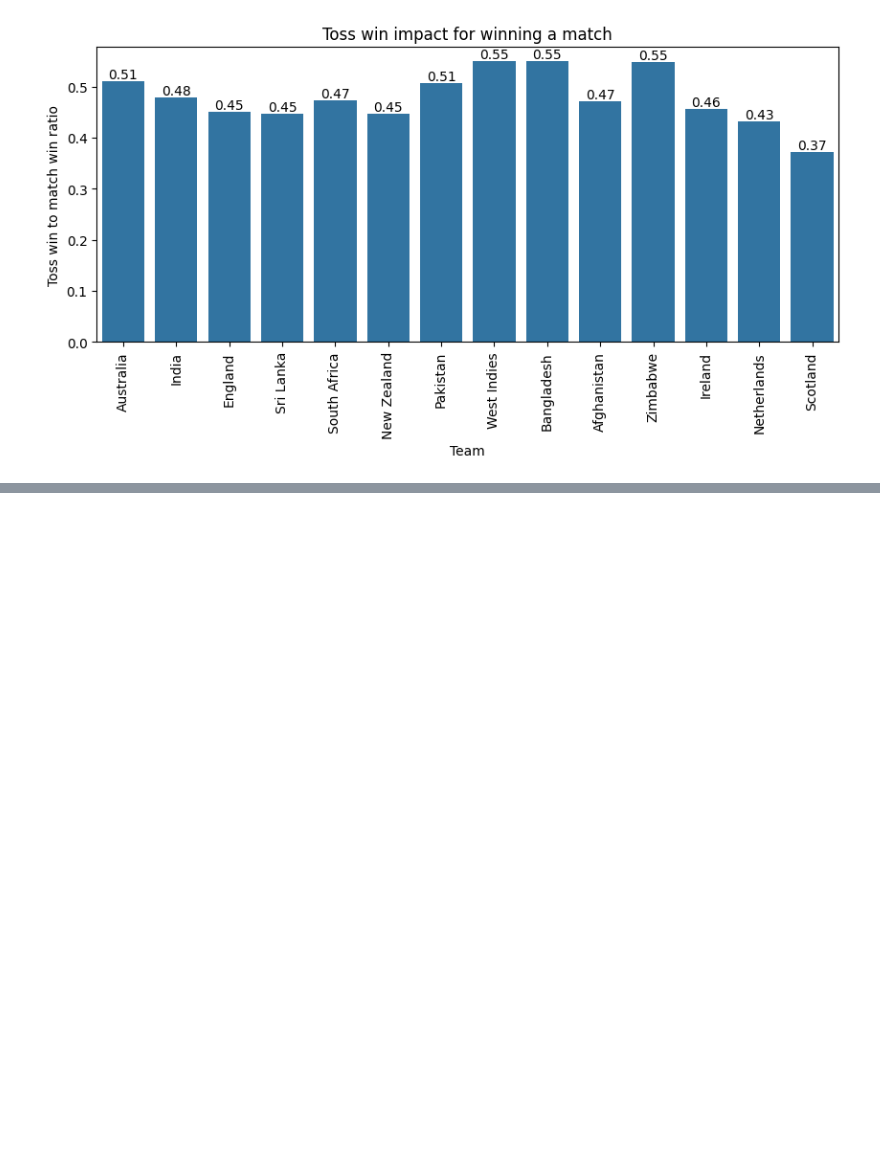
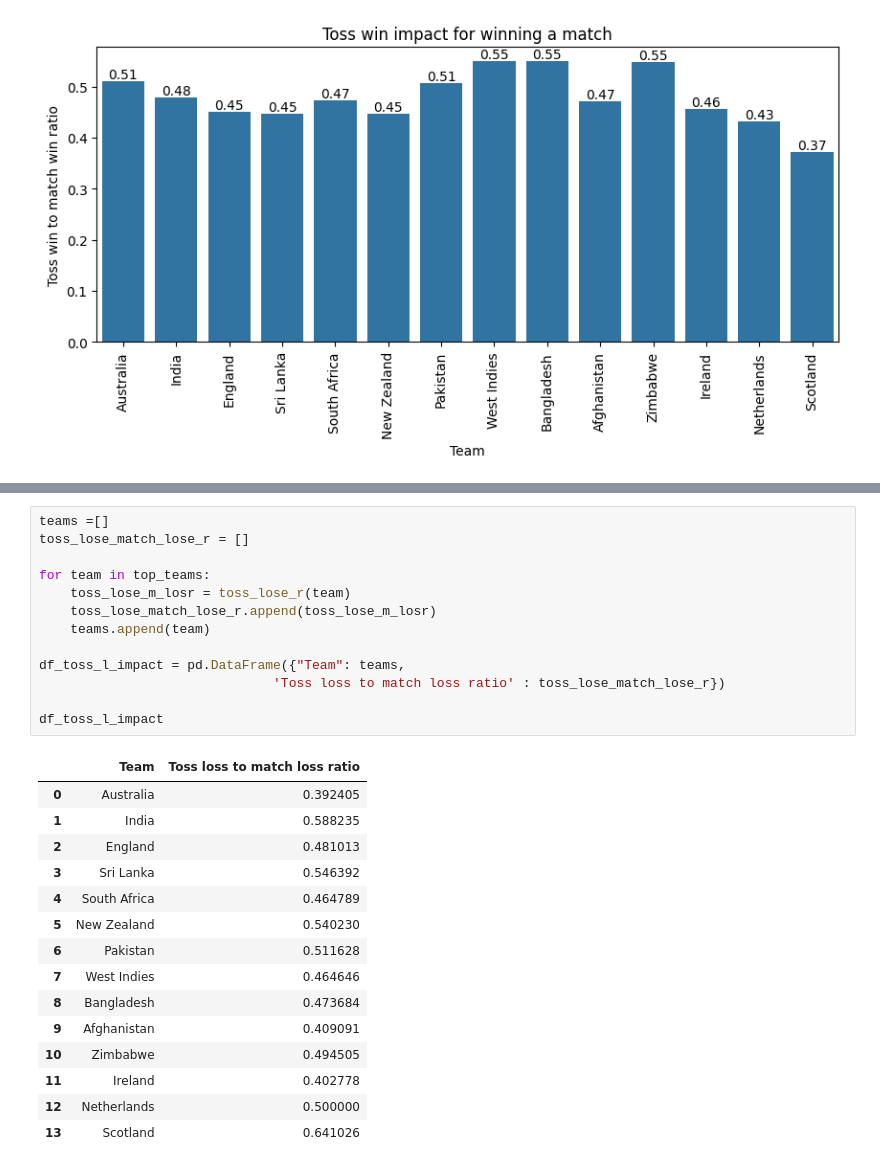
Before and after one commit to NishanD21/T20-Cricket-Data-Analysis, a Jupyter notebook: t20_cricket_analysis.ipynb, the cells around one changed output, grey strips where cells are left out. Cells and saved outputs as stored; diff of their text form; blank space fills up the shorter version.

```diff
--- a/t20_cricket_analysis.ipynb
+++ b/t20_cricket_analysis.ipynb
@@ -577,0 +592,29 @@ plt.show()
+# %%
+teams =[]
+toss_lose_match_lose_r = []
+
+for team in top_teams:
+    toss_lose_m_losr = toss_lose_r(team)
+    toss_lose_match_lose_r.append(toss_lose_m_losr)
+    teams.append(team)
+
+df_toss_l_impact = pd.DataFrame({"Team": teams,
+                              'Toss loss to match loss ratio' : toss_lose_match_lose_r})
+
+df_toss_l_impact
+# %% [output]
+|  | Team | Toss loss to match loss ratio |
+| 0 | Australia | 0.392405 |
+| 1 | India | 0.588235 |
+| 2 | England | 0.481013 |
+| 3 | Sri Lanka | 0.546392 |
+| 4 | South Africa | 0.464789 |
+| 5 | New Zealand | 0.540230 |
+| 6 | Pakistan | 0.511628 |
+| 7 | West Indies | 0.464646 |
+| 8 | Bangladesh | 0.473684 |
+| 9 | Afghanistan | 0.409091 |
+| 10 | Zimbabwe | 0.494505 |
+| 11 | Ireland | 0.402778 |
+| 12 | Netherlands | 0.500000 |
+| 13 | Scotland | 0.641026 |
```
Also changed, not shown: parts of 10 cells of this notebook.
